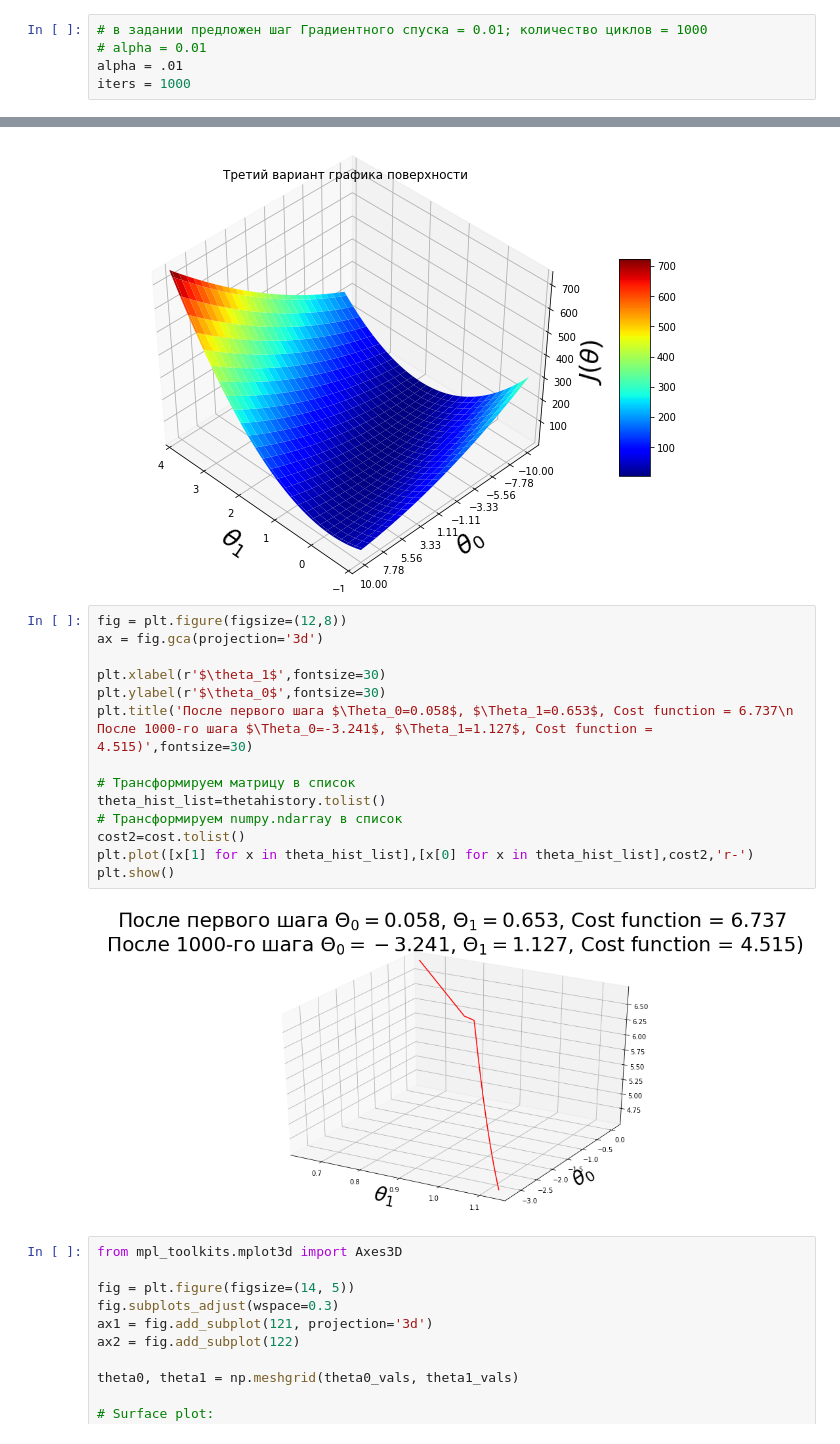
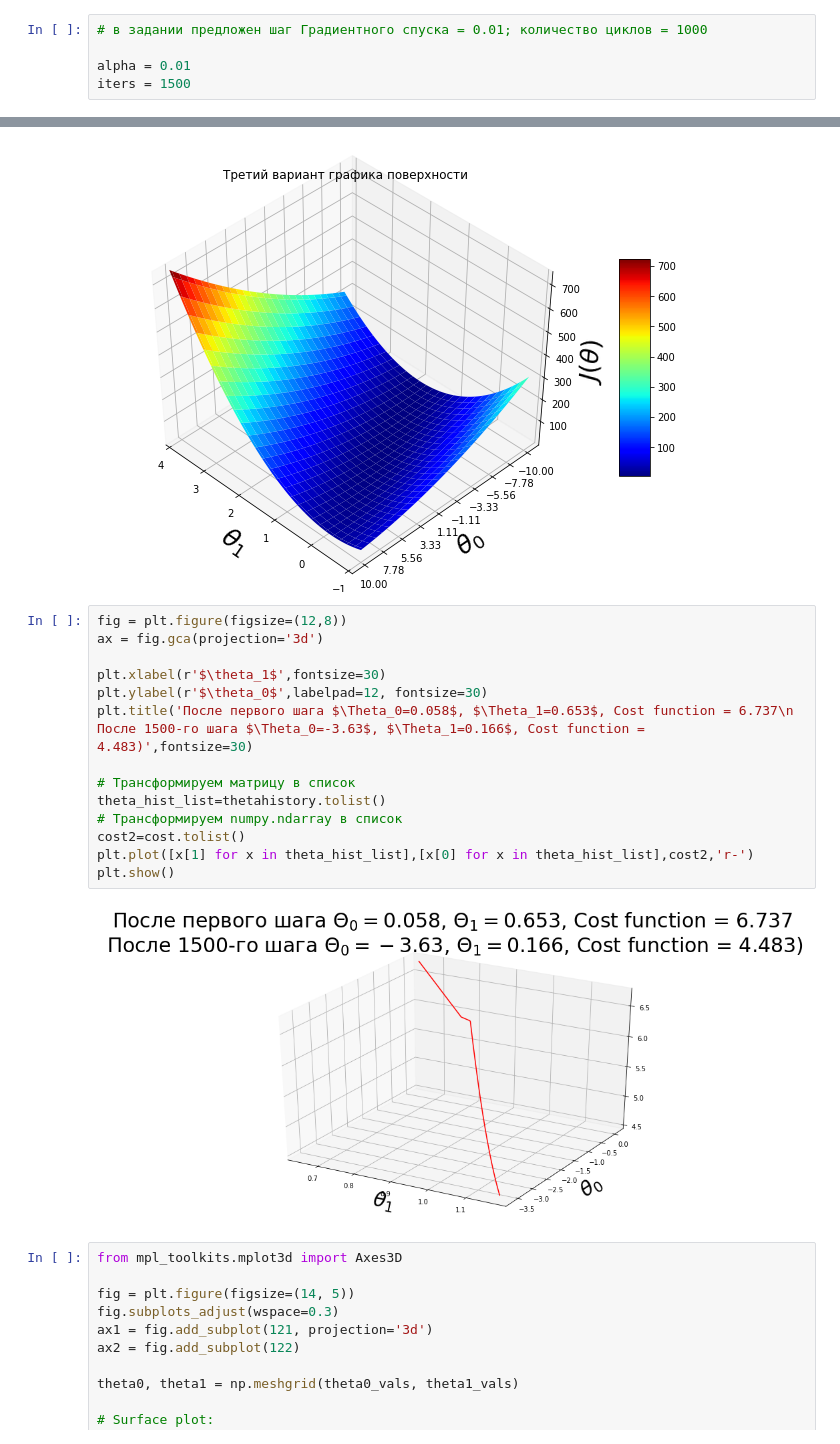
Before and after one commit to TimofeyPro/ML-course-in-Python, a Jupyter notebook: Exercise1: Linear Regression/ex1-v02.ipynb, the cells around one changed output, grey strips where cells are left out. Drawn from its saved outputs; the diff is of its cells as text.

```diff
--- a/Exercise1: Linear Regression/ex1-v02.ipynb
+++ b/Exercise1: Linear Regression/ex1-v02.ipynb
@@ -150,8 +154,8 @@ $\theta_j:=\theta_j-\alpha\frac{1}{m} \sum_{i=1}^m(h_\theta(x^{(i)})-y^{(i)})x_j
 # %%
 # в задании предложен шаг Градиентного спуска = 0.01; количество циклов = 1000
-# alpha = 0.01
-alpha = .01
-iters = 1000
+
+alpha = 0.01
+iters = 1500
 # %%
 # функция Градиентного спуска
 def gradientDescent(X, y, theta, alpha, iters):
@@ -354,19 +358,19 @@ ax1.set_zlabel(r'$J(\theta)$', labelpad=8,fontsize=25);
 # %%
 fig = plt.figure(figsize=(12,8))
 ax = fig.gca(projection='3d')
 
 plt.xlabel(r'$\theta_1$',fontsize=30)
-plt.ylabel(r'$\theta_0$',fontsize=30)
-plt.title('После первого шага $\Theta_0=0.058$, $\Theta_1=0.653$, Cost function = 6.737\n После 1000-го шага $\Theta_0=-3.241$, $\Theta_1=1.127$, Cost function = 4.515)',fontsize=30)
+plt.ylabel(r'$\theta_0$',labelpad=12, fontsize=30)
+plt.title('После первого шага $\Theta_0=0.058$, $\Theta_1=0.653$, Cost function = 6.737\n После 1500-го шага $\Theta_0=-3.63$, $\Theta_1=0.166$, Cost function = 4.483)',fontsize=30)
 
 # Трансформируем матрицу в список
 theta_hist_list=thetahistory.tolist()
 # Трансформируем numpy.ndarray в список
 cost2=cost.tolist()
 plt.plot([x[1] for x in theta_hist_list],[x[0] for x in theta_hist_list],cost2,'r-')
 plt.show()
 # %% [output]
-[figure, old version]
+[figure, new version]
 # %%
 from mpl_toolkits.mplot3d import Axes3D
 
```
Also changed, not shown: parts of 10 cells of this notebook.
